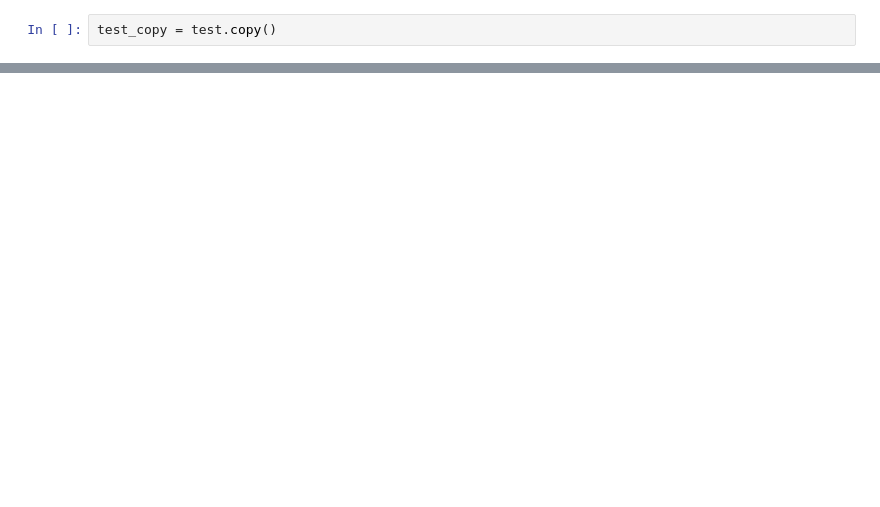
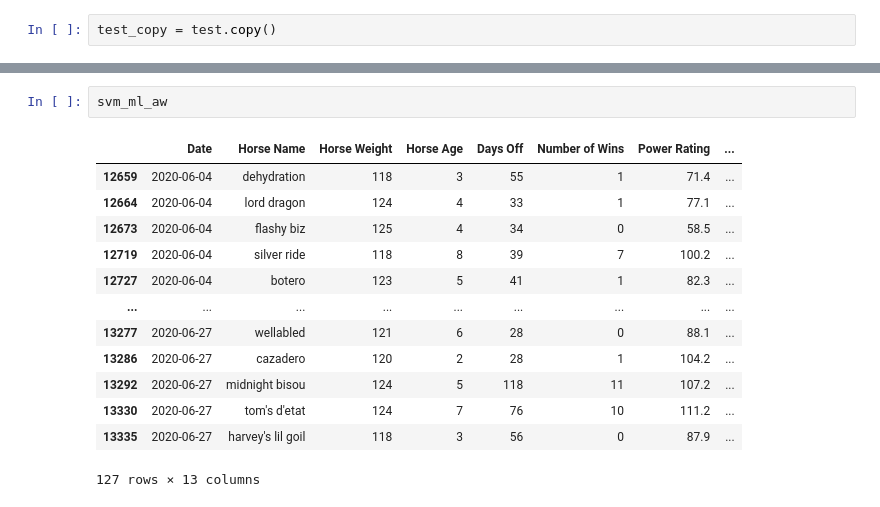
Before and after one commit to AymanSulaiman/stallion-statistics-dashboard, a Jupyter notebook: Machine_Learning_Model_redo/Machine_Learning_and_data_aggregation.ipynb, the cells around one changed output, grey strips where cells are left out. Drawn from its saved outputs; the diff is of its cells as text; blank space fills up the shorter version.

```diff
--- a/Machine_Learning_Model_redo/Machine_Learning_and_data_aggregation.ipynb
+++ b/Machine_Learning_Model_redo/Machine_Learning_and_data_aggregation.ipynb
@@ -337,0 +410,16 @@ lost_gaussian.to_csv('lost_gaussian.csv', index=False)
+# %%
+svm_ml_aw
+# %% [output]
+|  | Date | Horse Name | Horse Weight | Horse Age | Days Off | Number of Wins | Power Rating | ... |
+| 12659 | 2020-06-04 | dehydration | 118 | 3 | 55 | 1 | 71.4 | ... |
+| 12664 | 2020-06-04 | lord dragon | 124 | 4 | 33 | 1 | 77.1 | ... |
+| 12673 | 2020-06-04 | flashy biz | 125 | 4 | 34 | 0 | 58.5 | ... |
+| 12719 | 2020-06-04 | silver ride | 118 | 8 | 39 | 7 | 100.2 | ... |
+| 12727 | 2020-06-04 | botero | 123 | 5 | 41 | 1 | 82.3 | ... |
+| ... | ... | ... | ... | ... | ... | ... | ... | ... |
+| 13277 | 2020-06-27 | wellabled | 121 | 6 | 28 | 0 | 88.1 | ... |
+| 13286 | 2020-06-27 | cazadero | 120 | 2 | 28 | 1 | 104.2 | ... |
+| 13292 | 2020-06-27 | midnight bisou | 124 | 5 | 118 | 11 | 107.2 | ... |
+| 13330 | 2020-06-27 | tom's d'etat | 124 | 7 | 76 | 10 | 111.2 | ... |
+| 13335 | 2020-06-27 | harvey's lil goil | 118 | 3 | 56 | 0 | 87.9 | ... |
+127 rows × 13 columns
```
Also changed, not shown: parts of 55 cells of this notebook.
